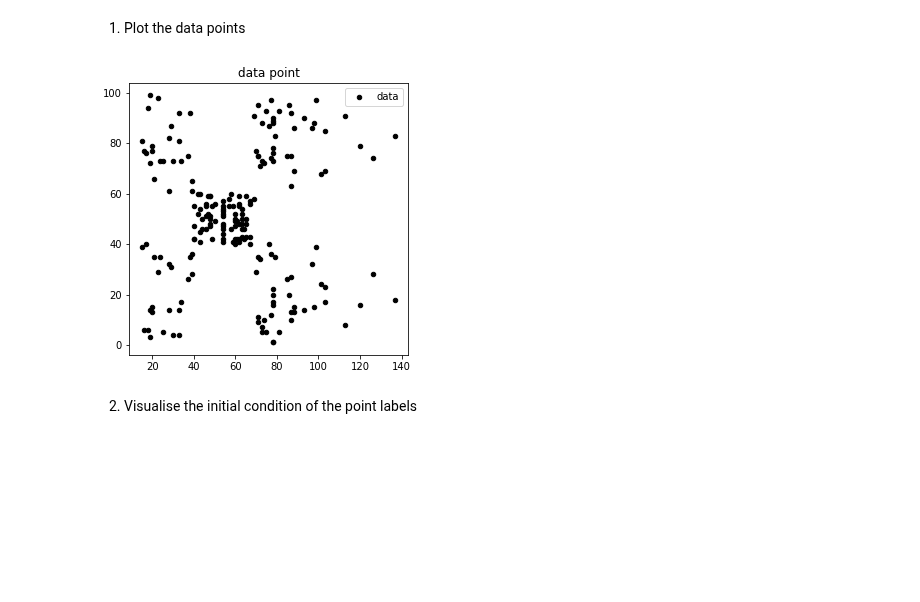
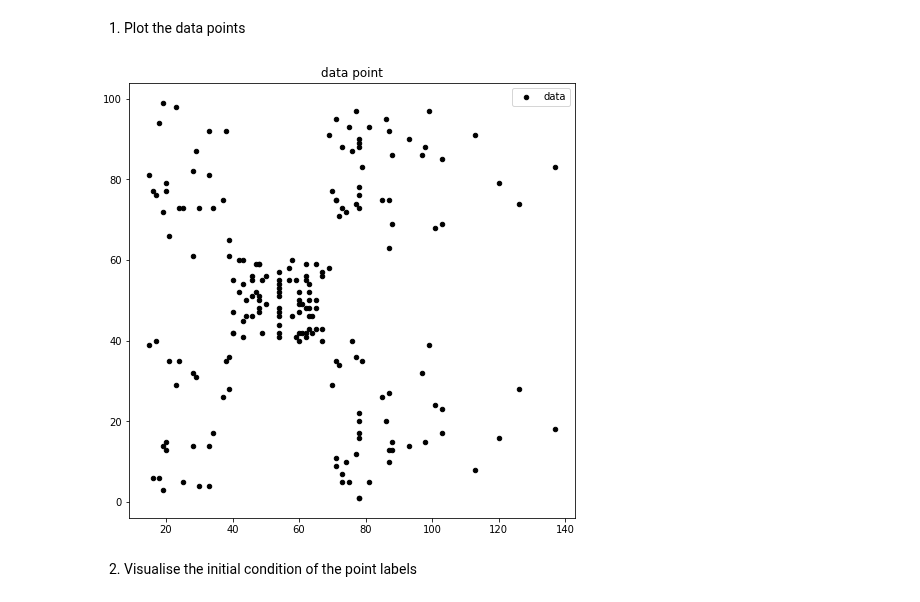
Before and after one commit to insu0929/mlproject, a Jupyter notebook: assign07_20140313.ipynb, the cells around one changed output. Drawn from its saved outputs; the diff is of its cells as text; code cells hidden in the pictures; blank space fills up the shorter version.

```diff
--- a/assign07_20140313.ipynb
+++ b/assign07_20140313.ipynb
@@ -111,13 +111,13 @@ for i in range(n_iter):
 # %% [markdown]
 1. Plot the data points
 # %%
-plt.figure(1, figsize = (5, 5))
+plt.figure(1, figsize = (8, 8))
 plt.scatter(x, y, c = 'black', s = 80, marker = '.', label = 'data')
 plt.title('data point')
 plt.legend()
 plt.show()
 # %% [output]
-[figure, old version]
+[figure, new version]
 # %% [markdown]
 2. Visualise the initial condition of the point labels
 # %%
```
Also changed, not shown: parts of 7 cells of this notebook.
